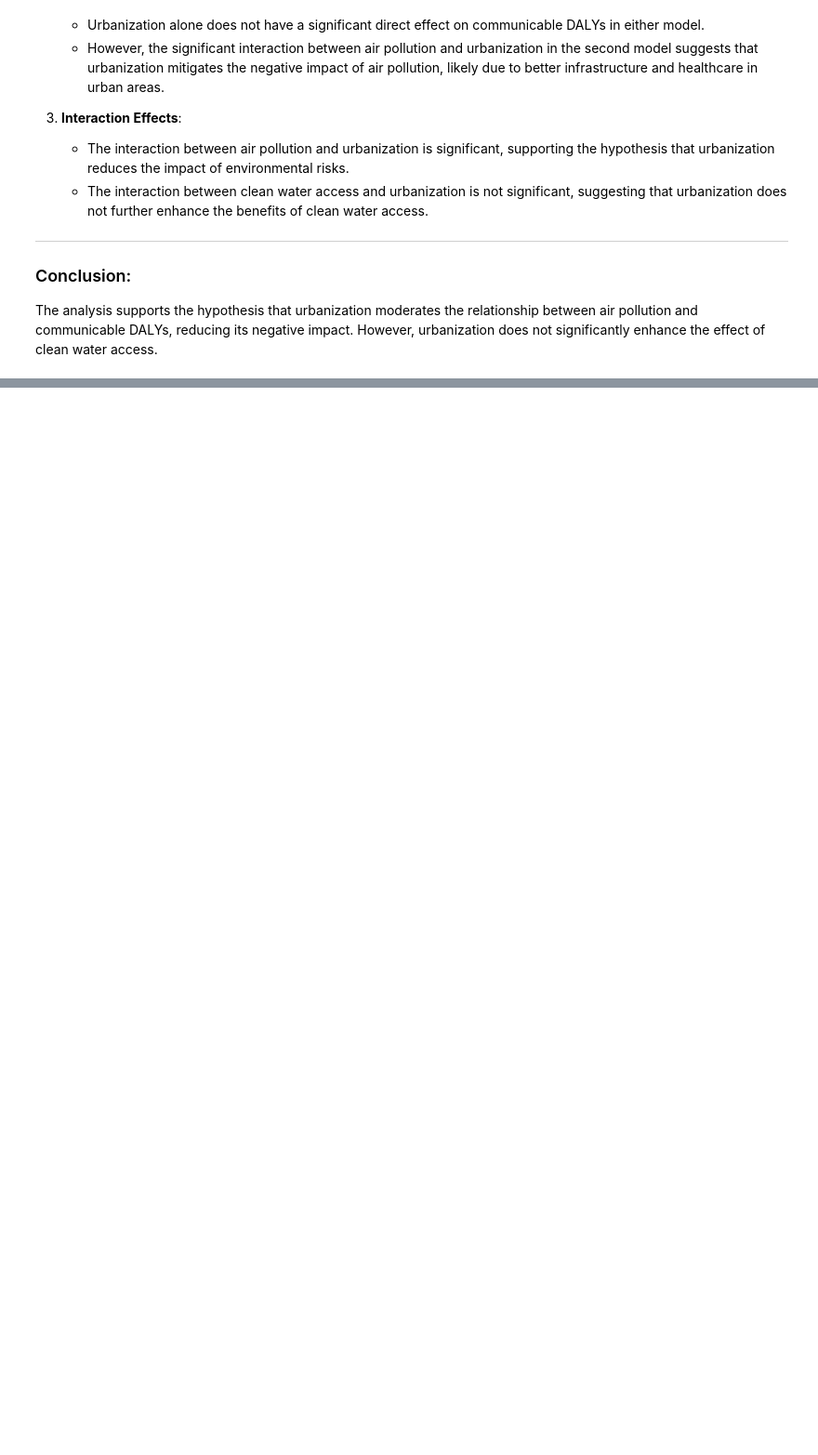
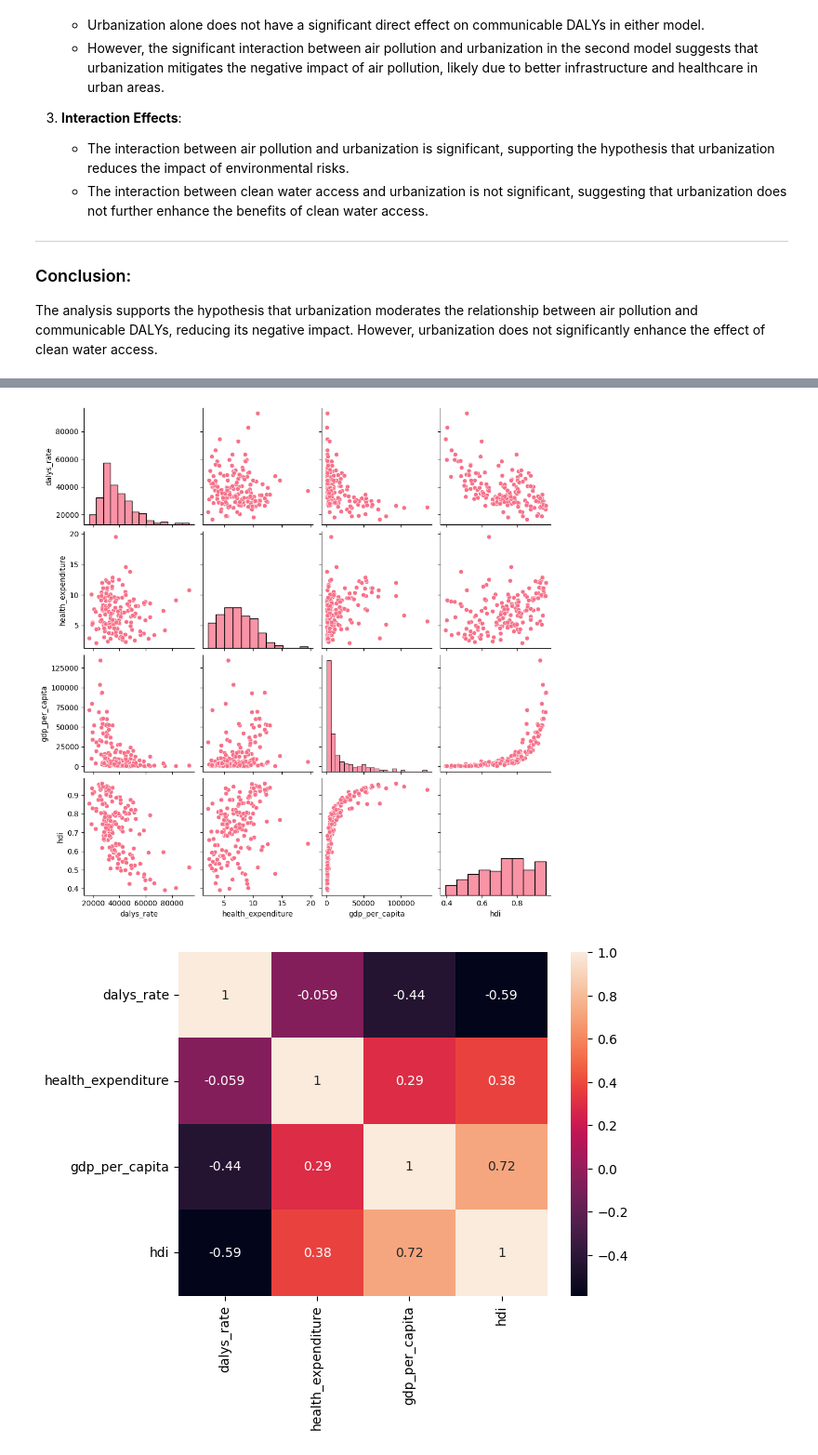
Before and after one commit to AimanIskndr/bdata-daly-socioeconomic, a Jupyter notebook: analysis.ipynb, the cells around one changed output, grey strips where cells are left out. Shown: that part at 93% size. Saved outputs shown, nothing was run; the diff lists cells and outputs as text; code cells hidden in the pictures; blank space fills up the shorter version.

```diff
--- a/analysis.ipynb
+++ b/analysis.ipynb
@@ -1104,0 +1164,11 @@ The analysis supports the hypothesis that urbanization moderates the relationshi
+# %%
+# Pairplot to check correlations
+sns.pairplot(df8[['dalys_rate', 'health_expenditure', 'gdp_per_capita', 'hdi']])
+plt.show()
+
+# Correlation matrix
+sns.heatmap(df8[['dalys_rate', 'health_expenditure', 'gdp_per_capita', 'hdi']].corr(), annot=True)
+plt.show()
+# %% [output]
+[figure, added]
+[figure, added]
```
Also changed, not shown: parts of 7 cells of this notebook.
